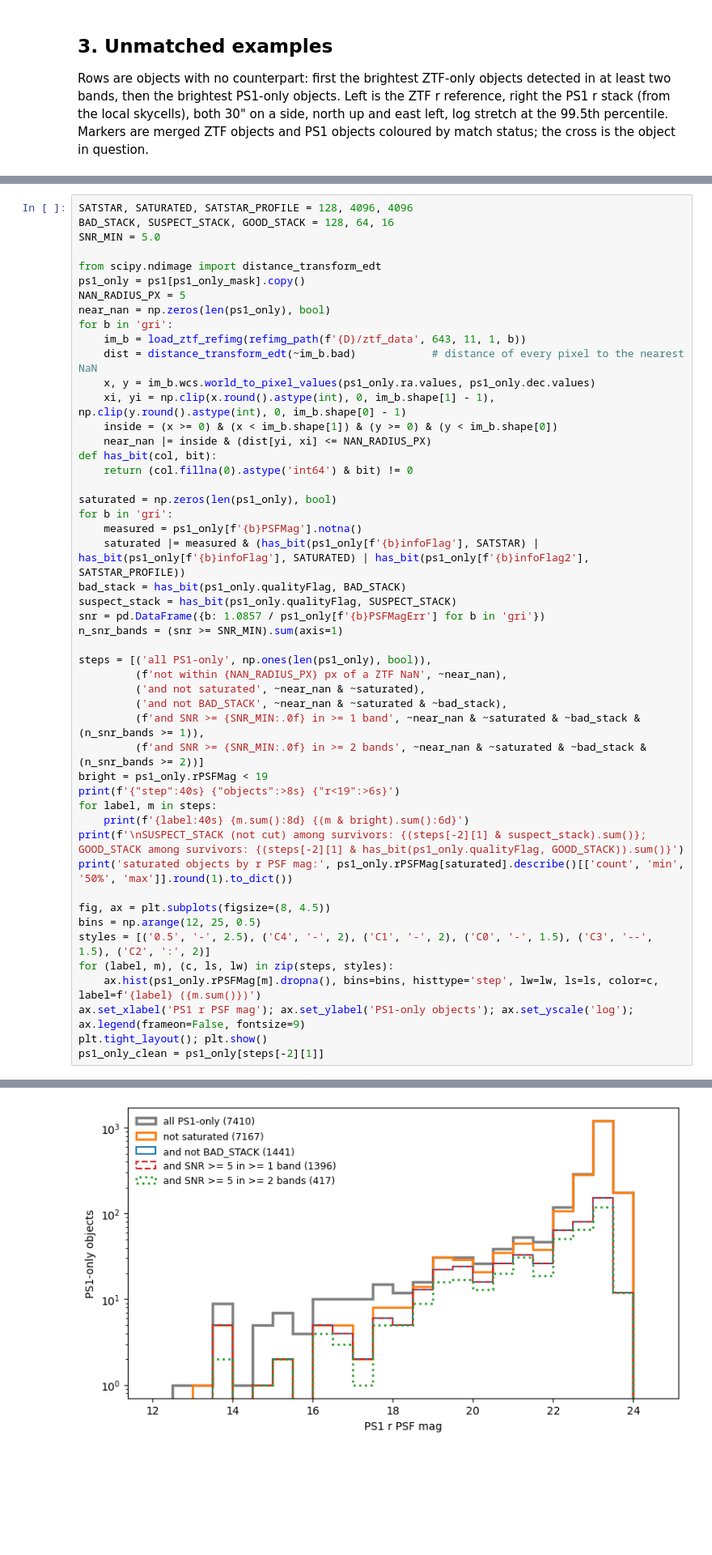
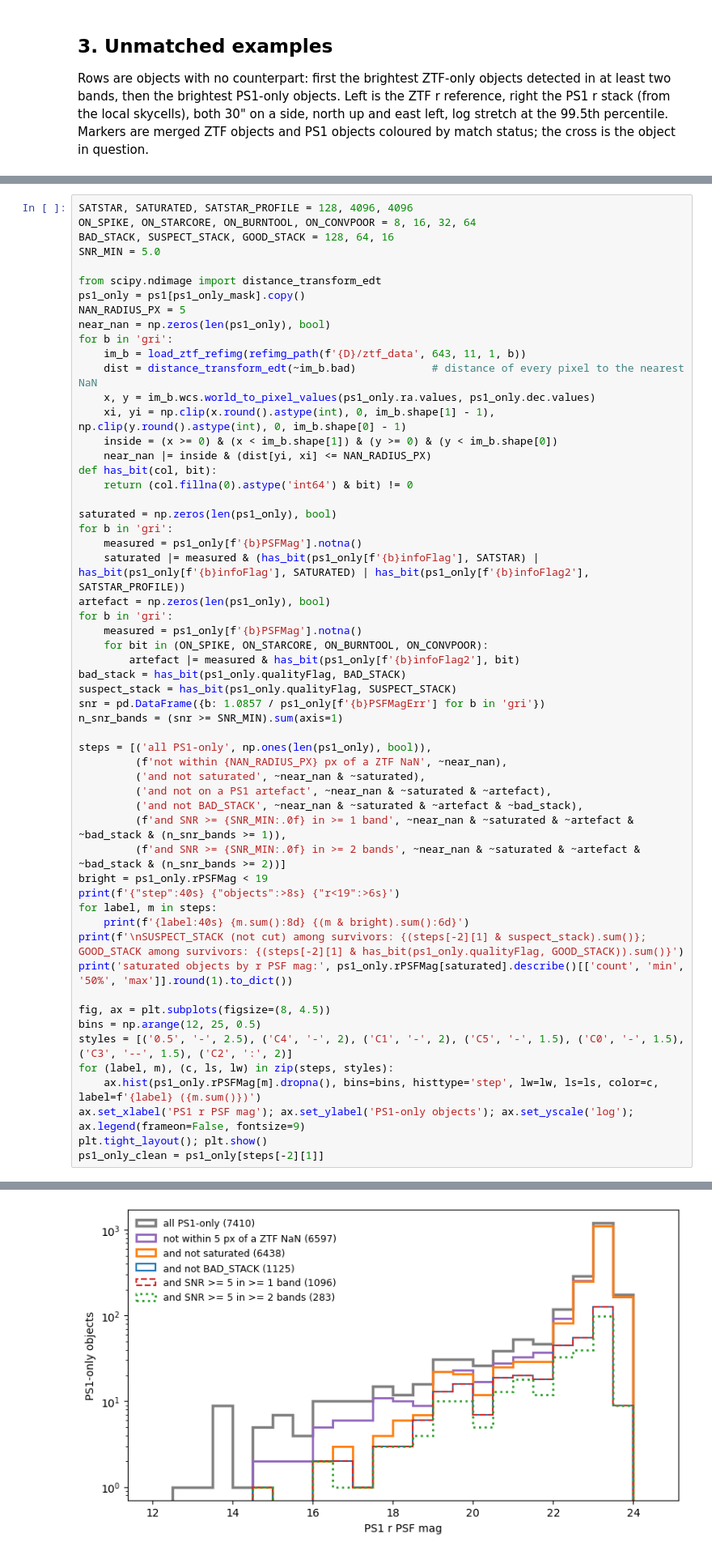
Before and after one commit to Adam-Boesky/long_transients2, a Jupyter notebook: Notebooks/ztf_ps1_matching.ipynb, the cells around one changed output, grey strips where cells are left out. Shown at 81% size. Saved outputs shown, nothing was run; the diff lists cells and outputs as text; blank space fills up the shorter version.

Commit message:
Notebook: cut PS1-only objects flagged on spikes, star cores, streaks or poorly convolved pixels
Co-Authored-By: Claude Fable 5.1 <noreply@anthropic.com>

```diff
--- a/Notebooks/ztf_ps1_matching.ipynb
+++ b/Notebooks/ztf_ps1_matching.ipynb
@@ -161,6 +163,7 @@ Three PS1-side cuts applied in sequence to the objects with no ZTF counterpart.
 - **Signal-to-noise**: PSF SNR = 1.0857 / PSFMagErr; keep objects with SNR ≥ 5 in at least one band (the `snr_filter` threshold).
 # %%
 SATSTAR, SATURATED, SATSTAR_PROFILE = 128, 4096, 4096
+ON_SPIKE, ON_STARCORE, ON_BURNTOOL, ON_CONVPOOR = 8, 16, 32, 64
 BAD_STACK, SUSPECT_STACK, GOOD_STACK = 128, 64, 16
 SNR_MIN = 5.0
 
@@ -182,6 +185,11 @@ saturated = np.zeros(len(ps1_only), bool)
 for b in 'gri':
     measured = ps1_only[f'{b}PSFMag'].notna()
     saturated |= measured & (has_bit(ps1_only[f'{b}infoFlag'], SATSTAR) | has_bit(ps1_only[f'{b}infoFlag'], SATURATED) | has_bit(ps1_only[f'{b}infoFlag2'], SATSTAR_PROFILE))
+artefact = np.zeros(len(ps1_only), bool)
+for b in 'gri':
+    measured = ps1_only[f'{b}PSFMag'].notna()
+    for bit in (ON_SPIKE, ON_STARCORE, ON_BURNTOOL, ON_CONVPOOR):
+        artefact |= measured & has_bit(ps1_only[f'{b}infoFlag2'], bit)
 bad_stack = has_bit(ps1_only.qualityFlag, BAD_STACK)
 suspect_stack = has_bit(ps1_only.qualityFlag, SUSPECT_STACK)
 snr = pd.DataFrame({b: 1.0857 / ps1_only[f'{b}PSFMagErr'] for b in 'gri'})
@@ -190,9 +198,10 @@ n_snr_bands = (snr >= SNR_MIN).sum(axis=1)
 steps = [('all PS1-only', np.ones(len(ps1_only), bool)),
          (f'not within {NAN_RADIUS_PX} px of a ZTF NaN', ~near_nan),
          ('and not saturated', ~near_nan & ~saturated),
-         ('and not BAD_STACK', ~near_nan & ~saturated & ~bad_stack),
-         (f'and SNR >= {SNR_MIN:.0f} in >= 1 band', ~near_nan & ~saturated & ~bad_stack & (n_snr_bands >= 1)),
-         (f'and SNR >= {SNR_MIN:.0f} in >= 2 bands', ~near_nan & ~saturated & ~bad_stack & (n_snr_bands >= 2))]
+         ('and not on a PS1 artefact', ~near_nan & ~saturated & ~artefact),
+         ('and not BAD_STACK', ~near_nan & ~saturated & ~artefact & ~bad_stack),
+         (f'and SNR >= {SNR_MIN:.0f} in >= 1 band', ~near_nan & ~saturated & ~artefact & ~bad_stack & (n_snr_bands >= 1)),
+         (f'and SNR >= {SNR_MIN:.0f} in >= 2 bands', ~near_nan & ~saturated & ~artefact & ~bad_stack & (n_snr_bands >= 2))]
 bright = ps1_only.rPSFMag < 19
 print(f'{"step":40s} {"objects":>8s} {"r<19":>6s}')
 for label, m in steps:
@@ -202,7 +211,7 @@ print('saturated objects by r PSF mag:', ps1_only.rPSFMag[saturated].describe()[
 
 fig, ax = plt.subplots(figsize=(8, 4.5))
 bins = np.arange(12, 25, 0.5)
-styles = [('0.5', '-', 2.5), ('C4', '-', 2), ('C1', '-', 2), ('C0', '-', 1.5), ('C3', '--', 1.5), ('C2', ':', 2)]
+styles = [('0.5', '-', 2.5), ('C4', '-', 2), ('C1', '-', 2), ('C5', '-', 1.5), ('C0', '-', 1.5), ('C3', '--', 1.5), ('C2', ':', 2)]
 for (label, m), (c, ls, lw) in zip(steps, styles):
     ax.hist(ps1_only.rPSFMag[m].dropna(), bins=bins, histtype='step', lw=lw, ls=ls, color=c, label=f'{label} ({m.sum()})')
 ax.set_xlabel('PS1 r PSF mag'); ax.set_ylabel('PS1-only objects'); ax.set_yscale('log'); ax.legend(frameon=False, fontsize=9)
@@ -220,5 +230,5 @@ SUSPECT_STACK (not cut) among survivors: 25;  GOOD_STACK among survivors: 1375
 saturated objects by r PSF mag: {'count': 95.0, 'min': 13.0, '50%': 18.5, 'max': 22.8}
-[figure, old version]
+[figure, new version]
 # %% [markdown]
 ## 5. The PS1-only objects that survive the cuts
 
```
Also changed, not shown: parts of 5 cells of this notebook.
